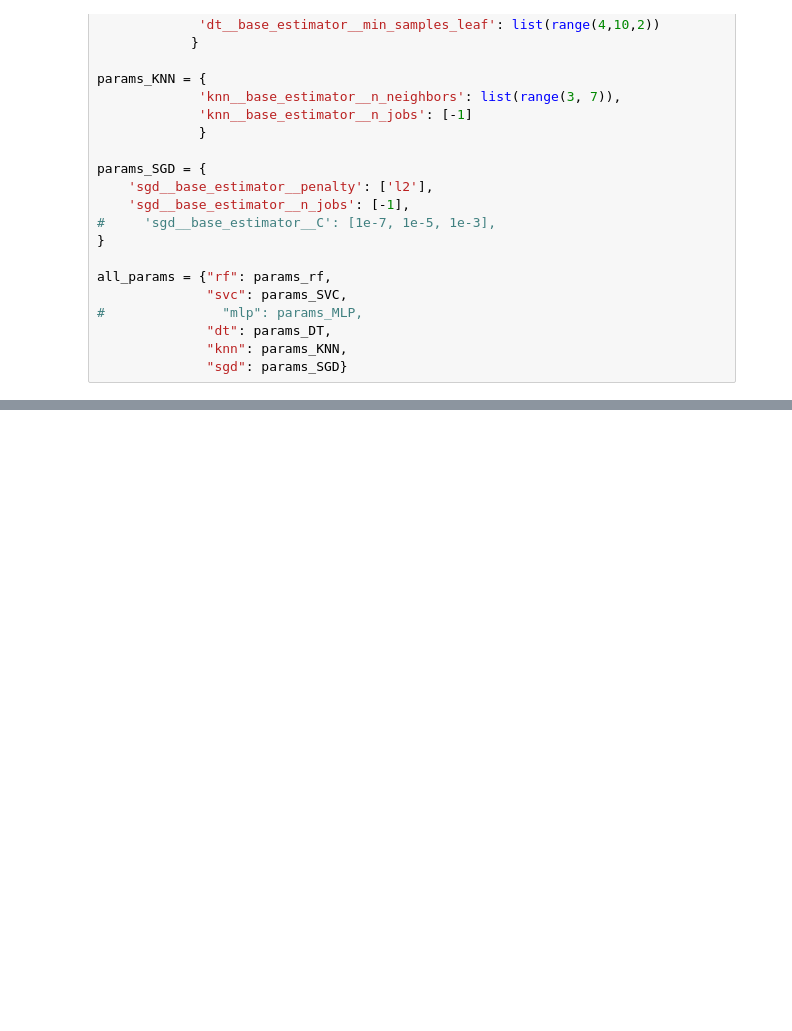
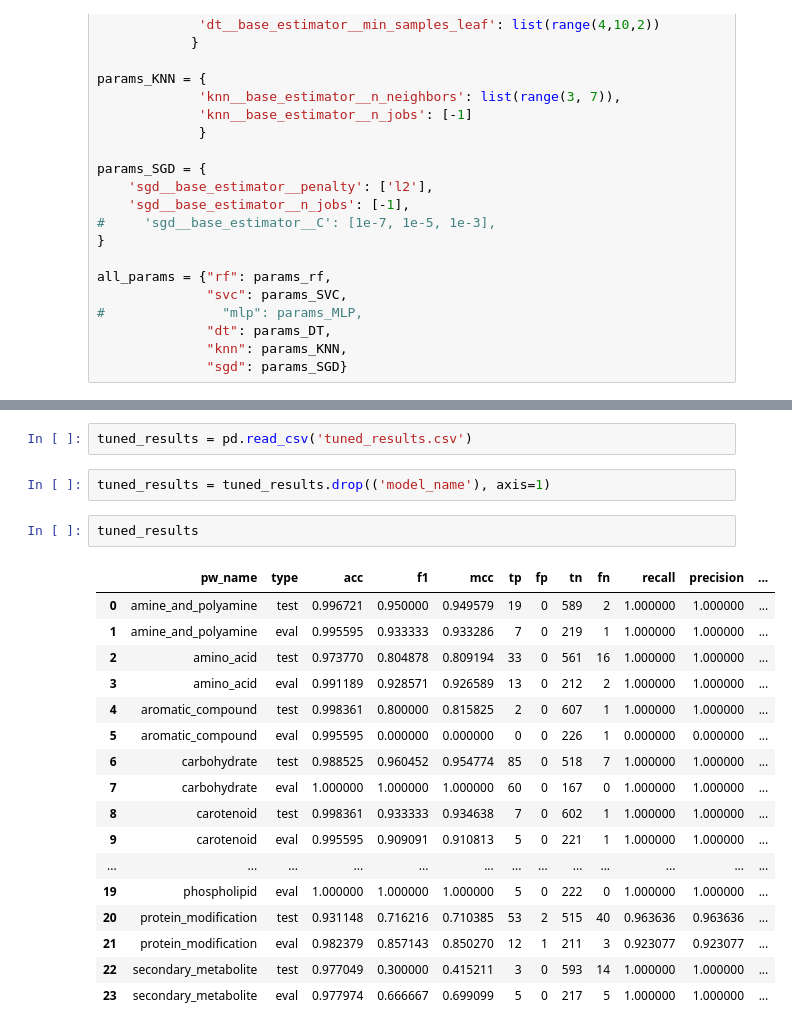
Before and after one commit to fatihkykc/MLinBIOINF, a Jupyter notebook: MLBIONF/Modelling.ipynb, the cells around one changed output, grey strips where cells are left out. Drawn from its saved outputs; the diff is of its cells as text; blank space fills up the shorter version.

```diff
--- a/MLBIONF/Modelling.ipynb
+++ b/MLBIONF/Modelling.ipynb
@@ -359,0 +415,24 @@ for pw, (model, params) in voting_models_w_params.items():
+# %%
+tuned_results = pd.read_csv('tuned_results.csv')
+# %%
+tuned_results = tuned_results.drop(('model_name'), axis=1)
+# %%
+tuned_results
+# %% [output]
+|  | pw_name | type | acc | f1 | mcc | tp | fp | tn | fn | recall | precision | ... |
+| 0 | amine_and_polyamine | test | 0.996721 | 0.950000 | 0.949579 | 19 | 0 | 589 | 2 | 1.000000 | 1.000000 | ... |
+| 1 | amine_and_polyamine | eval | 0.995595 | 0.933333 | 0.933286 | 7 | 0 | 219 | 1 | 1.000000 | 1.000000 | ... |
+| 2 | amino_acid | test | 0.973770 | 0.804878 | 0.809194 | 33 | 0 | 561 | 16 | 1.000000 | 1.000000 | ... |
+| 3 | amino_acid | eval | 0.991189 | 0.928571 | 0.926589 | 13 | 0 | 212 | 2 | 1.000000 | 1.000000 | ... |
+| 4 | aromatic_compound | test | 0.998361 | 0.800000 | 0.815825 | 2 | 0 | 607 | 1 | 1.000000 | 1.000000 | ... |
+| 5 | aromatic_compound | eval | 0.995595 | 0.000000 | 0.000000 | 0 | 0 | 226 | 1 | 0.000000 | 0.000000 | ... |
+| 6 | carbohydrate | test | 0.988525 | 0.960452 | 0.954774 | 85 | 0 | 518 | 7 | 1.000000 | 1.000000 | ... |
+| 7 | carbohydrate | eval | 1.000000 | 1.000000 | 1.000000 | 60 | 0 | 167 | 0 | 1.000000 | 1.000000 | ... |
+| 8 | carotenoid | test | 0.998361 | 0.933333 | 0.934638 | 7 | 0 | 602 | 1 | 1.000000 | 1.000000 | ... |
+| 9 | carotenoid | eval | 0.995595 | 0.909091 | 0.910813 | 5 | 0 | 221 | 1 | 1.000000 | 1.000000 | ... |
+| ... | ... | ... | ... | ... | ... | ... | ... | ... | ... | ... | ... | ... |
+| 19 | phospholipid | eval | 1.000000 | 1.000000 | 1.000000 | 5 | 0 | 222 | 0 | 1.000000 | 1.000000 | ... |
+| 20 | protein_modification | test | 0.931148 | 0.716216 | 0.710385 | 53 | 2 | 515 | 40 | 0.963636 | 0.963636 | ... |
+| 21 | protein_modification | eval | 0.982379 | 0.857143 | 0.850270 | 12 | 1 | 211 | 3 | 0.923077 | 0.923077 | ... |
+| 22 | secondary_metabolite | test | 0.977049 | 0.300000 | 0.415211 | 3 | 0 | 593 | 14 | 1.000000 | 1.000000 | ... |
+| 23 | secondary_metabolite | eval | 0.977974 | 0.666667 | 0.699099 | 5 | 0 | 217 | 5 | 1.000000 | 1.000000 | ... |
```
Also changed, not shown: parts of 18 cells of this notebook, 2 other files.
